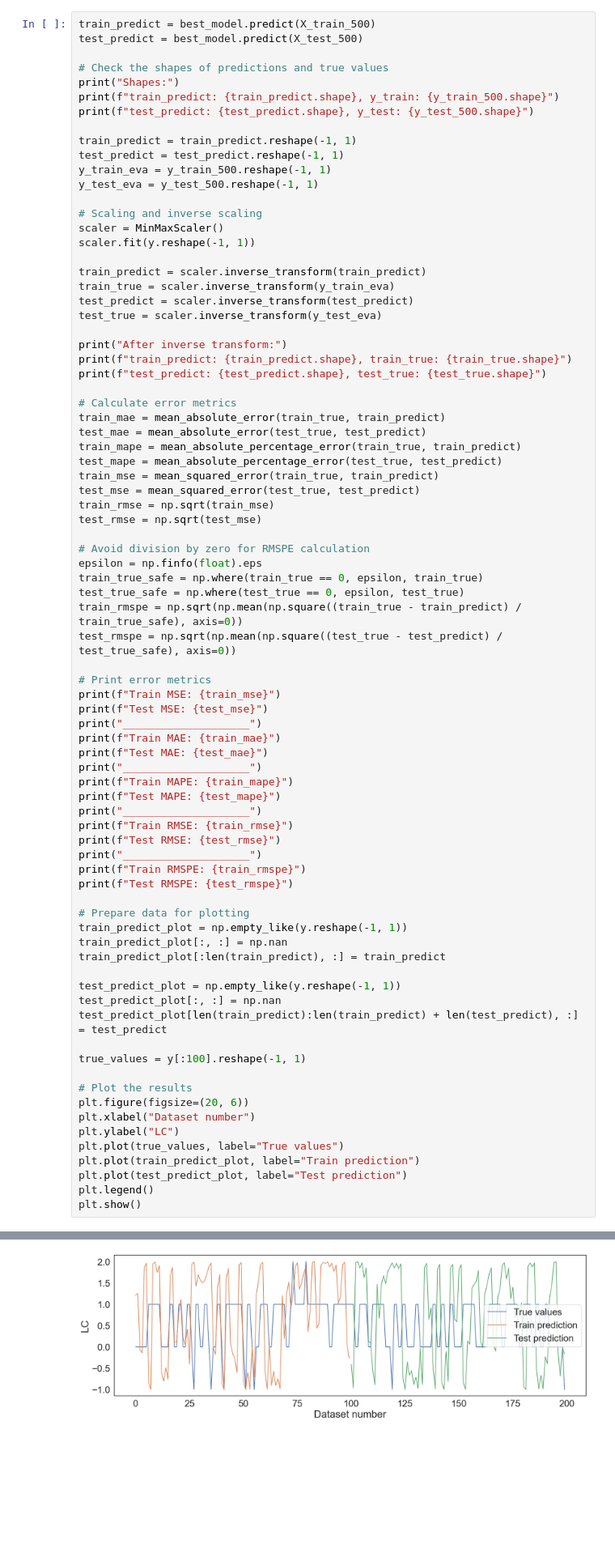
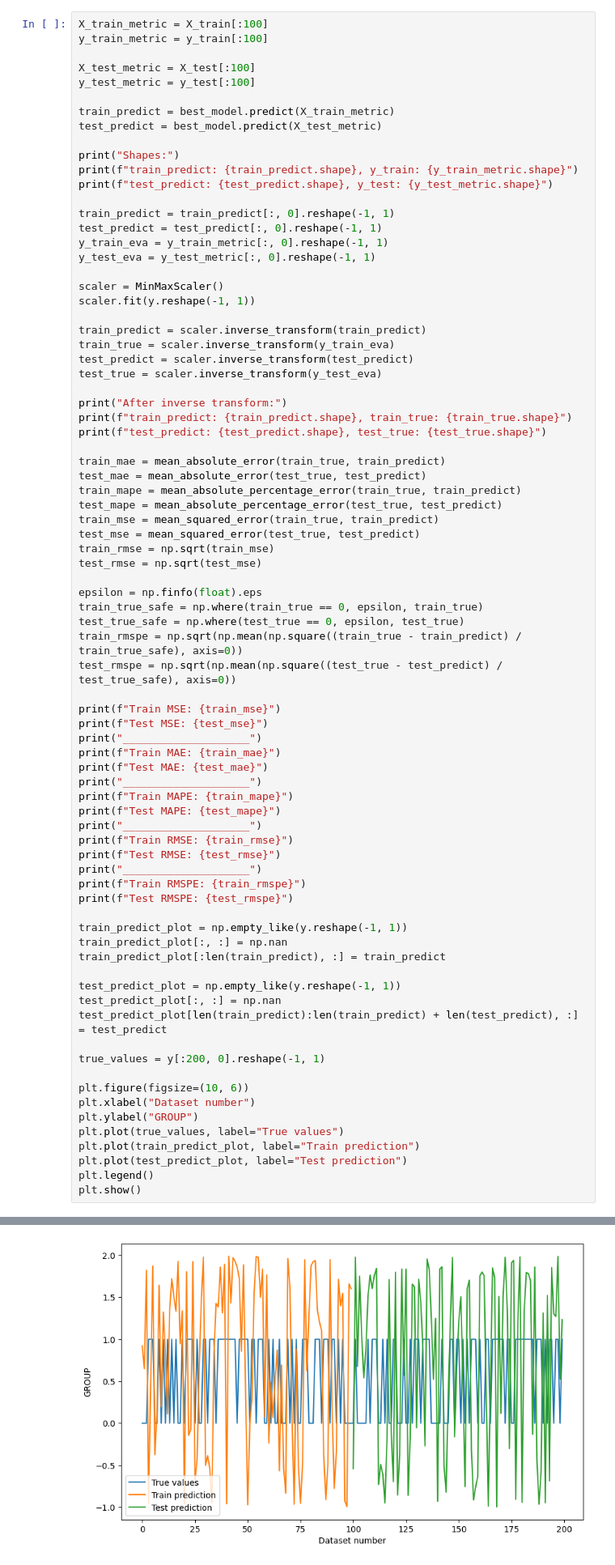
Before and after one commit to ng-anhhtuann/ecg-stroke-prediction, a Jupyter notebook: elderly-stroke/scripts/stroke_model_train.ipynb, the cells around one changed output, grey strips where cells are left out. Shown at 81% size. Saved outputs shown, nothing was run; the diff lists cells and outputs as text; blank space fills up the shorter version.

Commit message:
[ng-anhhtuann] Get more data for thesis

```diff
--- a/elderly-stroke/scripts/stroke_model_train.ipynb
+++ b/elderly-stroke/scripts/stroke_model_train.ipynb
@@ -585,18 +601,22 @@ y_test_500 = y_test[:50]
 # %%
-train_predict = best_model.predict(X_train_500)
-test_predict = best_model.predict(X_test_500)
+X_train_metric = X_train[:100]
+y_train_metric = y_train[:100]
 
-# Check the shapes of predictions and true values
+X_test_metric = X_test[:100]
+y_test_metric = y_test[:100]
+
+train_predict = best_model.predict(X_train_metric)
+test_predict = best_model.predict(X_test_metric)
+
 print("Shapes:")
-print(f"train_predict: {train_predict.shape}, y_train: {y_train_500.shape}")
-print(f"test_predict: {test_predict.shape}, y_test: {y_test_500.shape}")
+print(f"train_predict: {train_predict.shape}, y_train: {y_train_metric.shape}")
+print(f"test_predict: {test_predict.shape}, y_test: {y_test_metric.shape}")
 
-train_predict = train_predict.reshape(-1, 1)
-test_predict = test_predict.reshape(-1, 1)
-y_train_eva = y_train_500.reshape(-1, 1)
-y_test_eva = y_test_500.reshape(-1, 1)
+train_predict = train_predict[:, 0].reshape(-1, 1)
+test_predict = test_predict[:, 0].reshape(-1, 1)
+y_train_eva = y_train_metric[:, 0].reshape(-1, 1)
+y_test_eva = y_test_metric[:, 0].reshape(-1, 1)
 
-# Scaling and inverse scaling
 scaler = MinMaxScaler()
 scaler.fit(y.reshape(-1, 1))
 
@@ -609,7 +629,6 @@ print("After inverse transform:")
 print(f"train_predict: {train_predict.shape}, train_true: {train_true.shape}")
 print(f"test_predict: {test_predict.shape}, test_true: {test_true.shape}")
 
-# Calculate error metrics
 train_mae = mean_absolute_error(train_true, train_predict)
 test_mae = mean_absolute_error(test_true, test_predict)
 train_mape = mean_absolute_percentage_error(train_true, train_predict)
@@ -619,14 +638,12 @@ test_mse = mean_squared_error(test_true, test_predict)
 train_rmse = np.sqrt(train_mse)
 test_rmse = np.sqrt(test_mse)
 
-# Avoid division by zero for RMSPE calculation
 epsilon = np.finfo(float).eps
 train_true_safe = np.where(train_true == 0, epsilon, train_true)
 test_true_safe = np.where(test_true == 0, epsilon, test_true)
 train_rmspe = np.sqrt(np.mean(np.square((train_true - train_predict) / train_true_safe), axis=0))
 test_rmspe = np.sqrt(np.mean(np.square((test_true - test_predict) / test_true_safe), axis=0))
 
-# Print error metrics
 print(f"Train MSE: {train_mse}")
 print(f"Test MSE: {test_mse}")
 print("____________________")
@@ -642,7 +659,6 @@ print("____________________")
 print(f"Train RMSPE: {train_rmspe}")
 print(f"Test RMSPE: {test_rmspe}")
 
-# Prepare data for plotting
 train_predict_plot = np.empty_like(y.reshape(-1, 1))
 train_predict_plot[:, :] = np.nan
 train_predict_plot[:len(train_predict), :] = train_predict
@@ -651,12 +667,11 @@ test_predict_plot = np.empty_like(y.reshape(-1, 1))
 test_predict_plot[:, :] = np.nan
 test_predict_plot[len(train_predict):len(train_predict) + len(test_predict), :] = test_predict
 
-true_values = y[:100].reshape(-1, 1)
+true_values = y[:200, 0].reshape(-1, 1)
 
-# Plot the results
-plt.figure(figsize=(20, 6))
+plt.figure(figsize=(10, 6))
 plt.xlabel("Dataset number")
-plt.ylabel("LC")
+plt.ylabel("GROUP")
 plt.plot(true_values, label="True values")
 plt.plot(train_predict_plot, label="Train prediction")
 plt.plot(test_predict_plot, label="Test prediction")
@@ -683 +698 @@ Test RMSPE: [0.87810818]
-[figure, old version]
+[figure, new version]
```
Also changed, not shown: parts of 15 cells of this notebook, 13 other files.
